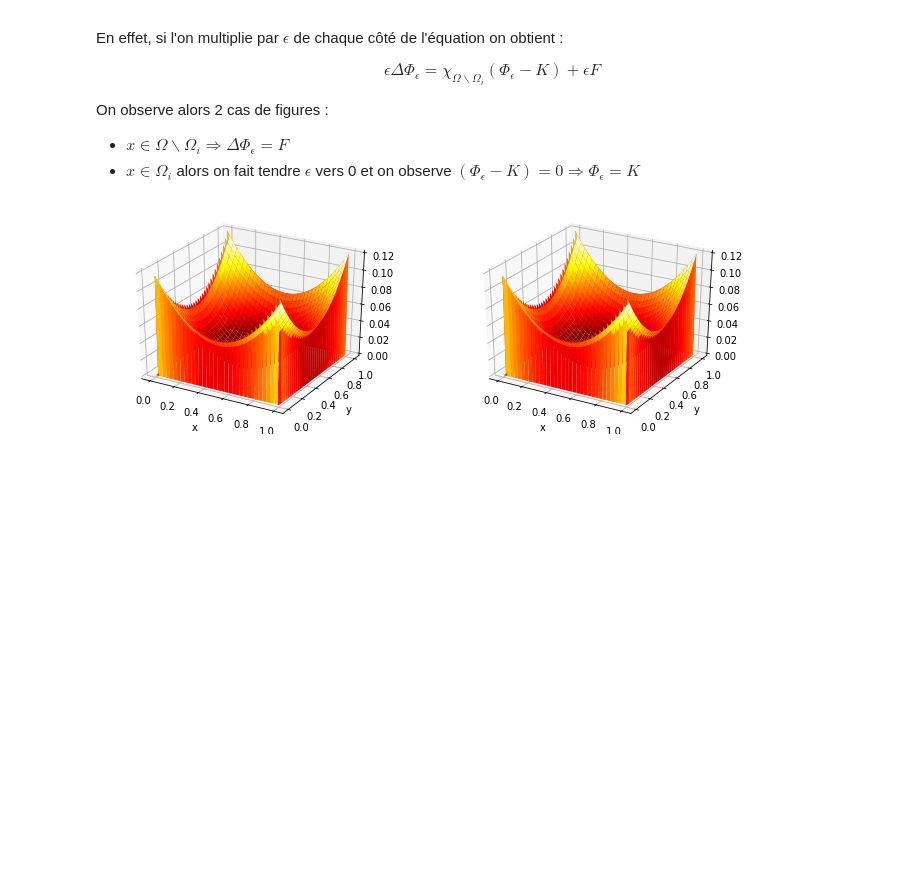
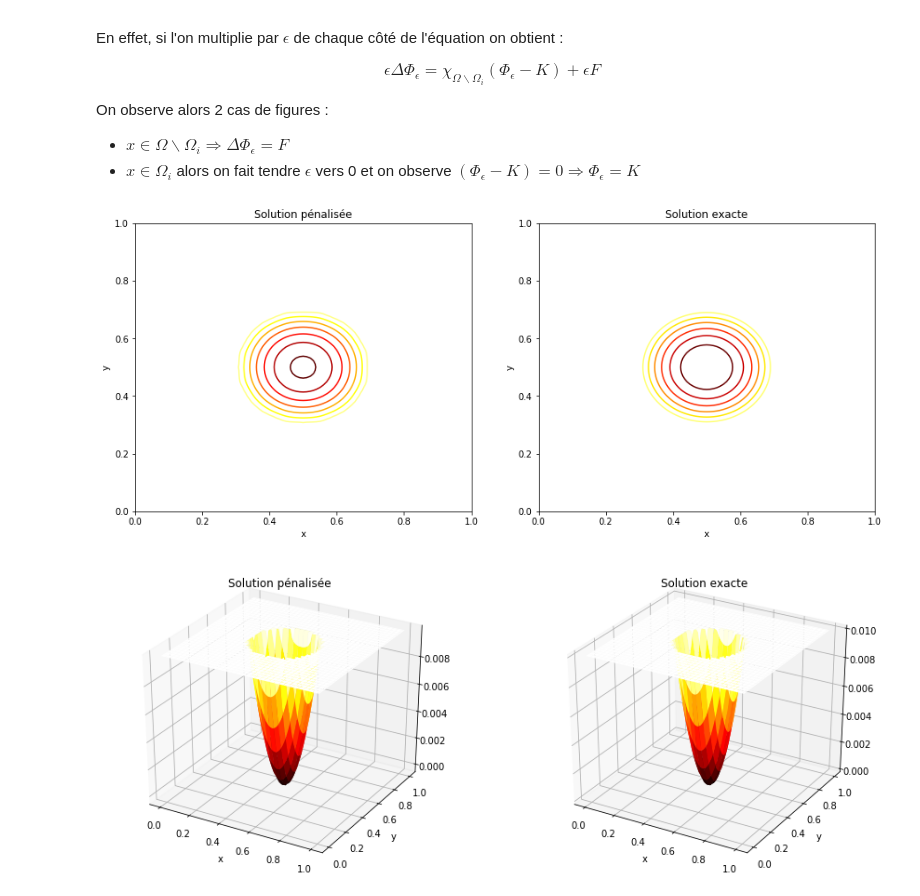
Before and after one commit to ThomasPhilibert0/cours, a Jupyter notebook: GTT/RAPPORT/PENALISATION.ipynb, the cells around one changed output. Saved outputs shown, nothing was run; the diff lists cells and outputs as text; code cells hidden in the pictures; blank space fills up the shorter version.

```diff
--- a/GTT/RAPPORT/PENALISATION.ipynb
+++ b/GTT/RAPPORT/PENALISATION.ipynb
@@ -174,4 +172,45 @@ def penalisation(f,R,N,eta):
+# %%
+def graphe(f,R,N,eta):
+    taille = (N+1)*(N+1)
+    x = np.linspace(0,1,N+1)
+    y = np.linspace(0,1,N+1)
+
+    A = sol_penal(f,R,N,eta)
+    B = sol_ex(f,R,N)
+
+    fig = plt.figure(figsize = [15,6])
+    ax = fig.add_subplot(1,2,1)
+    X,Y = np.meshgrid(x,y)
+    ax.contour(X,Y,A.reshape(N+1,N+1) ,cmap='hot')
+    plt.xlabel("x")
+    plt.ylabel("y")
+    plt.title('Solution pénalisée')
+
+    ax = fig.add_subplot(1,2,2)
+    X,Y = np.meshgrid(x,y)
+    ax.contour(X,Y,B.reshape(N+1,N+1),cmap='hot')
+    plt.xlabel("x")
+    plt.ylabel("y")
+    plt.title('Solution exacte')
+
+    fig2 = plt.figure(figsize = [15,6])
+    ax = fig2.add_subplot(1,2,1, projection = '3d')
+    X,Y = np.meshgrid(x,y)
+    ax.plot_surface(X,Y,A.reshape(N+1,N+1) ,cmap='hot')
+    plt.xlabel("x")
+    plt.ylabel("y")
+    plt.title('Solution pénalisée')
+
+    ax = fig2.add_subplot(1,2,2,projection = '3d')
+    X,Y = np.meshgrid(x,y)
+    ax.plot_surface(X,Y,B.reshape(N+1,N+1),cmap='hot')
+    plt.xlabel("x")
+    plt.ylabel("y")
+    plt.title('Solution exacte')
+
+    plt.show()
 # %%
-penalisation(f,0.2,100,0.00000001)
+graphe(f,0.2,100,0.0000001)
 # %% [output]
-[figure, old version]
+[figure, new version]
+[figure, added]
```
Also changed, not shown: parts of 6 cells of this notebook, 4 other files.
